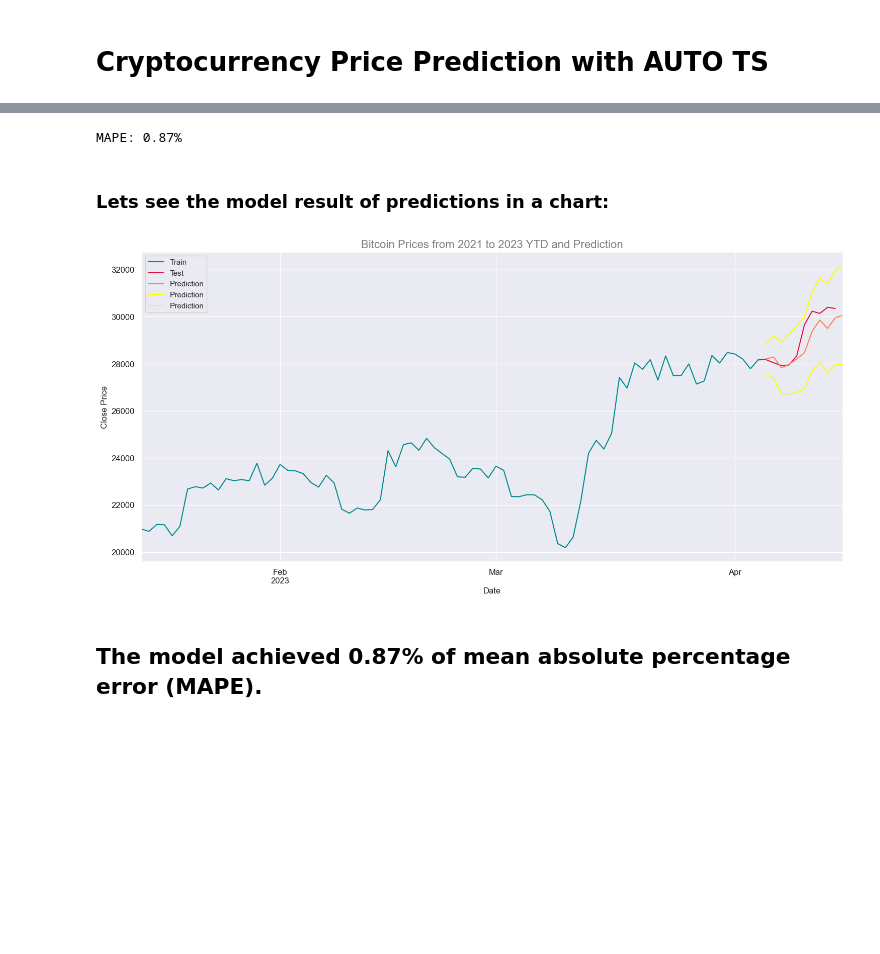
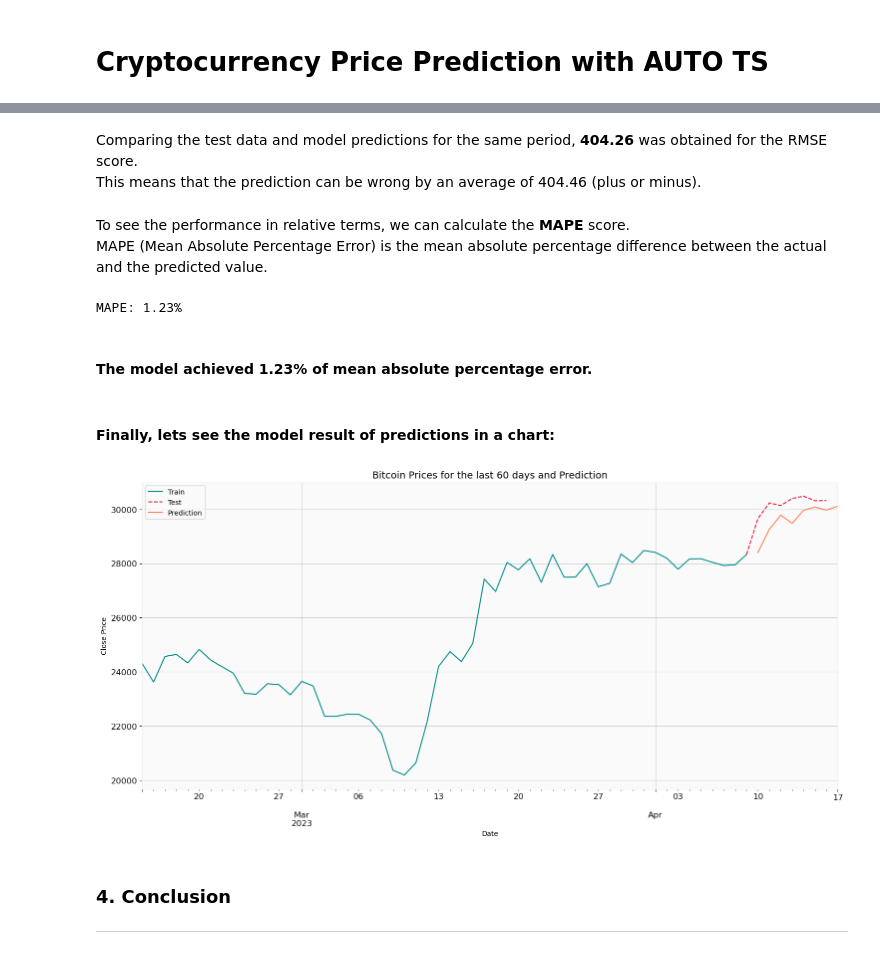
Before and after one commit to GiovannaBezerra/criptocurrency_price_prediction, a Jupyter notebook: cryptocurrency_price_prediction.ipynb, the cells around one changed output, grey strips where cells are left out. Drawn from its saved outputs; the diff is of its cells as text; code cells hidden in the pictures; blank space fills up the shorter version.

```diff
--- a/cryptocurrency_price_prediction.ipynb
+++ b/cryptocurrency_price_prediction.ipynb
@@ -34,4 +76,4 @@ cryptocurrency_get_data successfully run
 # %%
-# Setting date for 90 past days:
+# Setting date 60 days ago:
 today = date.today().isoformat()
-period = (date.today()-timedelta(days=90)).isoformat()
+period = (date.today()-timedelta(days=60)).isoformat()
@@ -233,25 +250,34 @@ RMSE: 309.44
+# %% [markdown]
+Comparing the test data and model predictions for the same period, **404.26** was obtained for the RMSE score.
+This means that the prediction can be wrong by an average of 404.46 (plus or minus).
+# %% [markdown]
+To see the performance in relative terms, we can calculate the **MAPE** score.
+MAPE (Mean Absolute Percentage Error) is the mean absolute percentage difference between the actual and the predicted value.
 # %%
+# Calculating MAPE for the test data:
 mape = mean_absolute_percentage_error(y_true, y_pred)
 print("MAPE: {:.2f}%".format(mape*100))
 # %% [output]
-MAPE: 0.87%
+MAPE: 1.23%
+# %% [markdown]
+#### The model achieved **1.23%** of mean absolute percentage error.
 # %% [markdown]
-### Lets see the model result of predictions in a chart:
+#### Finally, lets see the model result of predictions in a chart:
 # %%
 train_graph = train.set_index('date')
 test_graph = test.set_index('date')
 
 train_graph.close.plot( figsize=(18,8), fontsize=12, label='Train', color='DarkCyan')
-test_graph.close.plot(figsize=(18,8), fontsize=12, label='Test', color='Crimson')
+test_graph.close.plot(figsize=(18,8), fontsize=12, label='Test', color='Crimson', ls='--')
 predictions.yhat.plot(figsize=(18,8), fontsize=12, label='Prediction', color='Coral')
-predictions.mean_ci_upper.plot(figsize=(18,8), fontsize=12, label='Prediction', color='Yellow')
-predictions.mean_ci_lower.plot(figsize=(18,8), fontsize=12, label='Prediction', color='Yellow')
+
 plt.legend()
-plt.title("Bitcoin Prices from 2021 to 2023 YTD and Prediction", fontsize=16, color='Grey')
+plt.title("Bitcoin Prices for the last 60 days and Prediction", fontsize=14)
 plt.xlabel("Date")
 plt.ylabel("Close Price")
 plt.show()
 # %% [output]
-[figure, old version]
+[figure, new version]
-# %% [markdown]
-## The model achieved 0.87% of mean absolute percentage error (MAPE).
+# %% [markdown]
+### 4. Conclusion
+---
```
Also changed, not shown: parts of 38 cells of this notebook.
